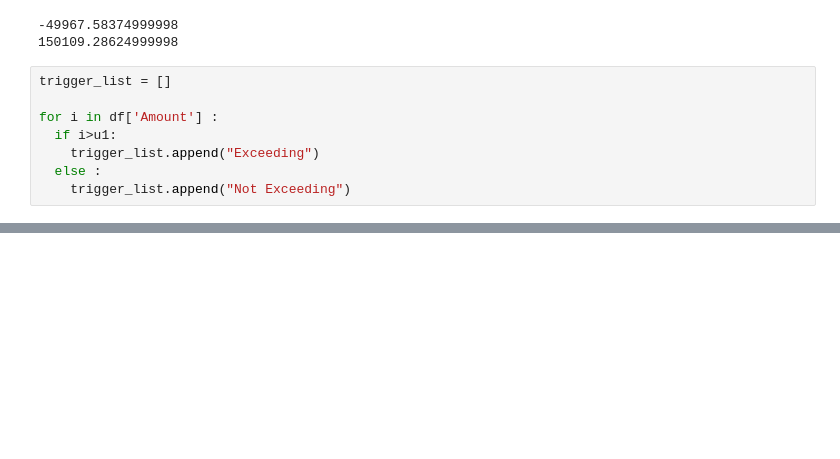
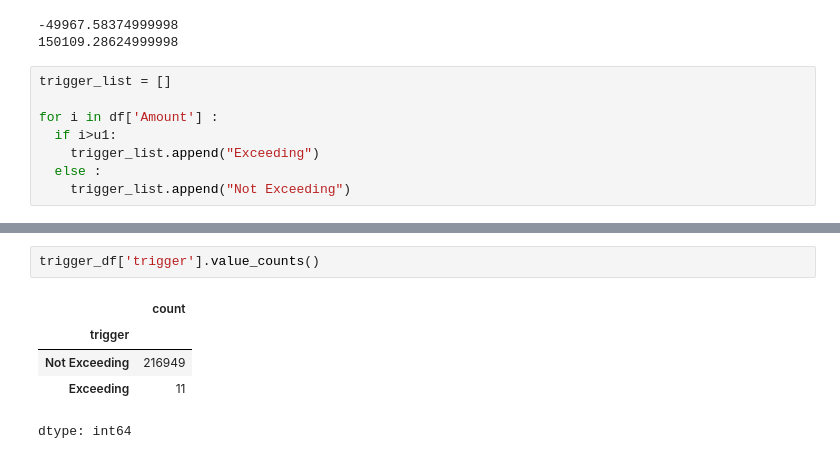
Before and after one commit to DiproHaque/Project-DIY--, a Jupyter notebook: PlayGround.ipynb, the cells around one changed output, grey strips where cells are left out. Saved outputs shown, nothing was run; the diff lists cells and outputs as text; blank space fills up the shorter version.

```diff
--- a/PlayGround.ipynb
+++ b/PlayGround.ipynb
@@ -300,0 +316,8 @@ for i in df['Amount'] :
+# %%
+trigger_df['trigger'].value_counts()
+# %% [output]
+|  | count |
+| trigger |  |
+| Not Exceeding | 216949 |
+| Exceeding | 11 |
+dtype: int64
```
Also changed, not shown: parts of 3 cells of this notebook.
